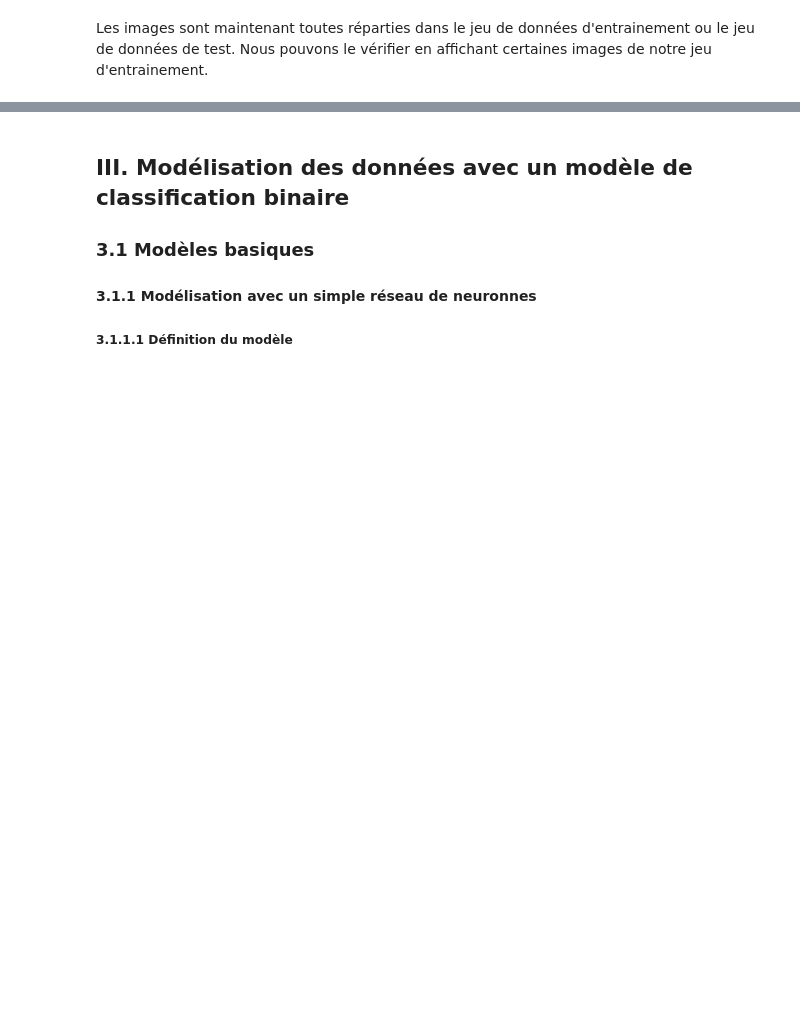
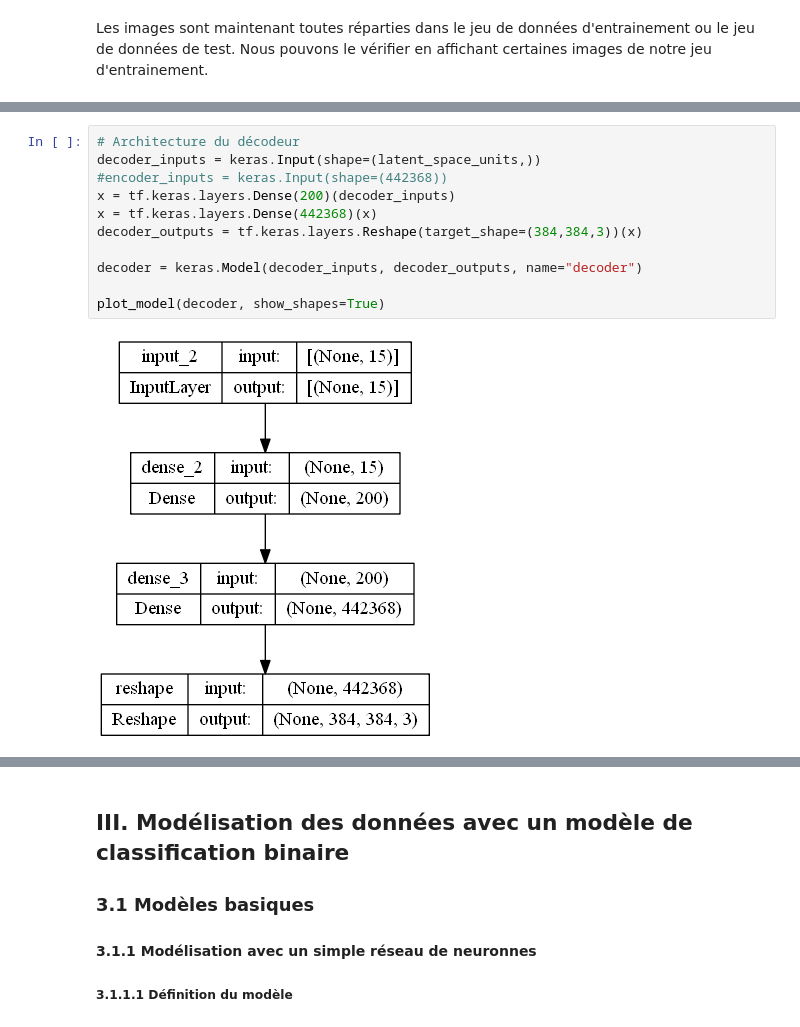
Before and after one commit to Xavier-Labarbe/leyenda, a Jupyter notebook: Projet/leyenda_l2.ipynb, the cells around one changed output, grey strips where cells are left out. Drawn from its saved outputs; the diff is of its cells as text; blank space fills up the shorter version.

```diff
--- a/Projet/leyenda_l2.ipynb
+++ b/Projet/leyenda_l2.ipynb
@@ -300,0 +234,13 @@ plt.legend()
+# %%
+# Architecture du décodeur
+decoder_inputs = keras.Input(shape=(latent_space_units,))
+#encoder_inputs = keras.Input(shape=(442368))
+x = tf.keras.layers.Dense(200)(decoder_inputs)
+x = tf.keras.layers.Dense(442368)(x)
+decoder_outputs = tf.keras.layers.Reshape(target_shape=(384,384,3))(x)
+
+decoder = keras.Model(decoder_inputs, decoder_outputs, name="decoder")
+
+plot_model(decoder, show_shapes=True)
+# %% [output]
+[figure, added]
```
Also changed, not shown: parts of 23 cells of this notebook, 3 other files.
